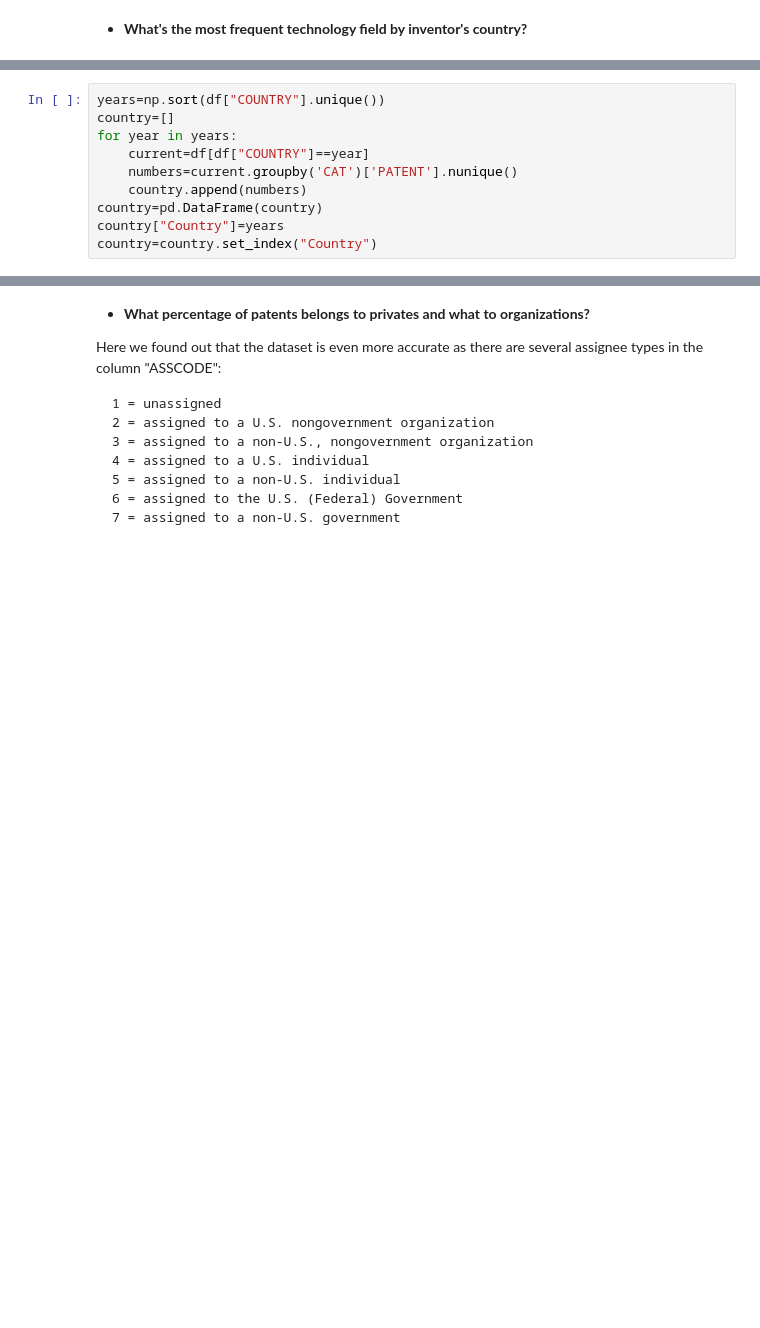
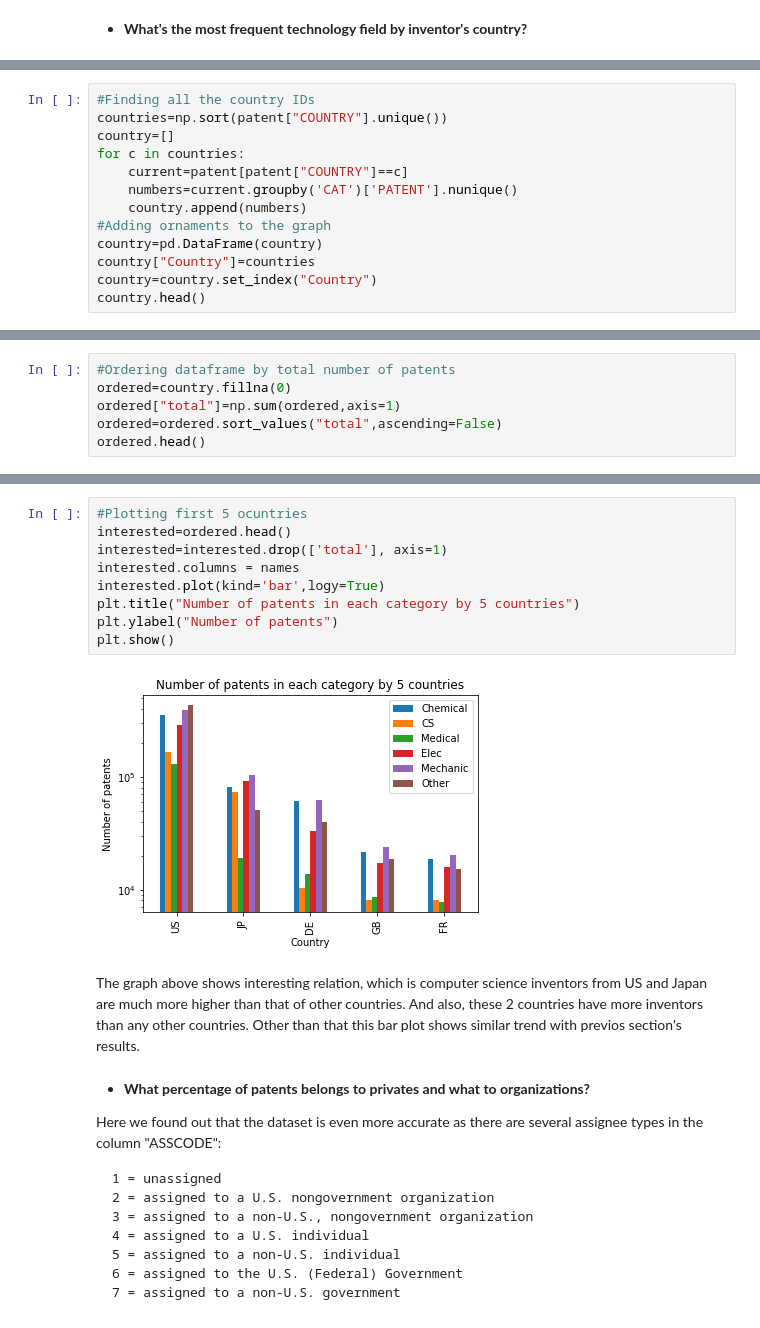
Before and after one commit to antonino-barbera/seanbi, a Jupyter notebook: project/project.ipynb, the cells around one changed output, grey strips where cells are left out. Drawn from its saved outputs; the diff is of its cells as text; blank space fills up the shorter version.

```diff
--- a/project/project.ipynb
+++ b/project/project.ipynb
@@ -435,10 +457,13 @@ plt.show()
 # %%
-years=np.sort(df["COUNTRY"].unique())
+#Finding all the country IDs
+countries=np.sort(patent["COUNTRY"].unique())
 country=[]
-for year in years:
-    current=df[df["COUNTRY"]==year]
+for c in countries:
+    current=patent[patent["COUNTRY"]==c]
     numbers=current.groupby('CAT')['PATENT'].nunique()
     country.append(numbers)
+#Adding ornaments to the graph
 country=pd.DataFrame(country)
-country["Country"]=years
+country["Country"]=countries
 country=country.set_index("Country")
+country.head()
@@ -452,0 +495,6 @@ plt.show()
+# %%
+#Ordering dataframe by total number of patents
+ordered=country.fillna(0)
+ordered["total"]=np.sum(ordered,axis=1)
+ordered=ordered.sort_values("total",ascending=False)
+ordered.head()
@@ -453,3 +509,16 @@ plt.show()
+# %%
+#Plotting first 5 ocuntries
+interested=ordered.head()
+interested=interested.drop(['total'], axis=1)
+interested.columns = names
+interested.plot(kind='bar',logy=True)
+plt.title("Number of patents in each category by 5 countries")
+plt.ylabel("Number of patents")
+plt.show()
+# %% [output]
+[figure, added]
+# %% [markdown]
+The graph above shows interesting relation, which is computer science inventors from US and Japan are much more higher than that of other countries. And also, these 2 countries have more inventors than any other countries. Other than that this bar plot shows similar trend with previos section's results.
 # %% [markdown]
 * **What percentage of patents belongs to privates and what to organizations?**
 
```
Also changed, not shown: parts of 15 cells of this notebook, 2 other files.
